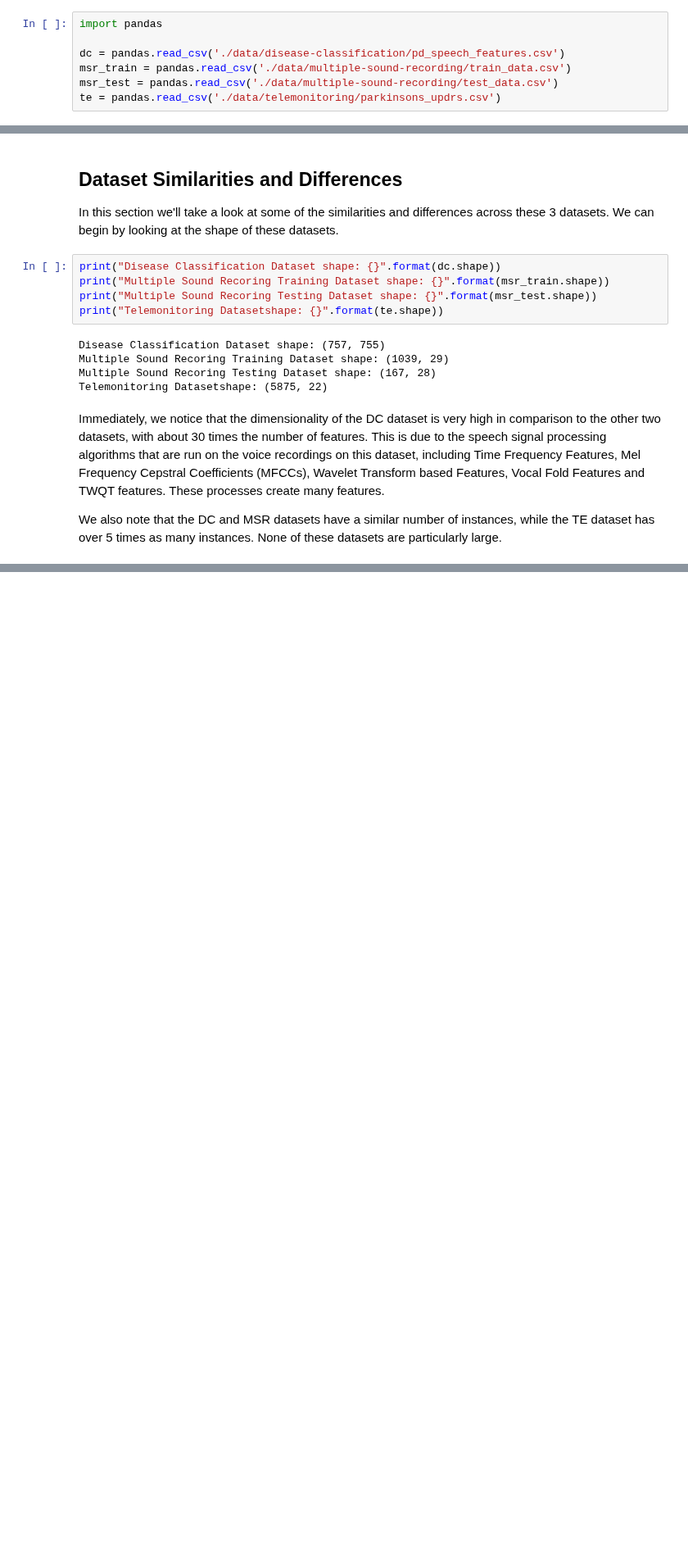
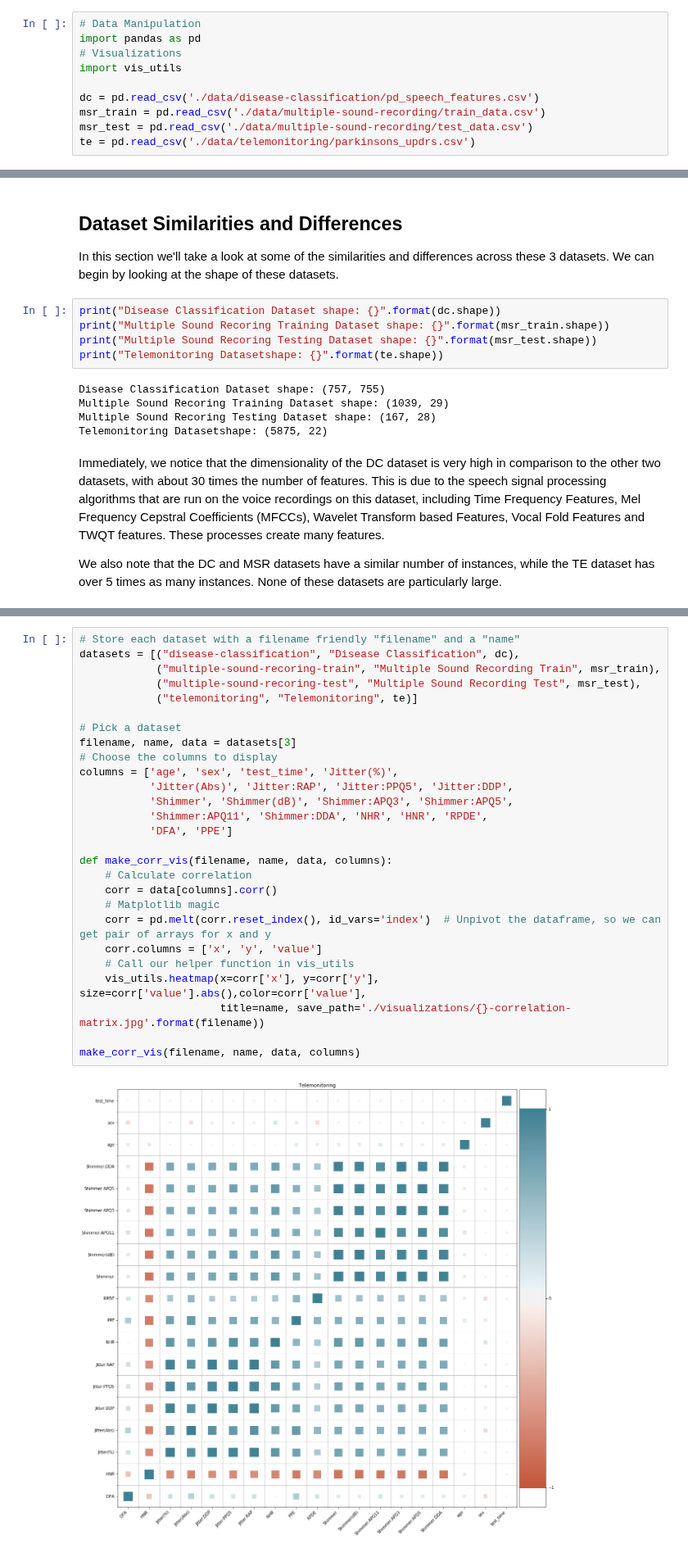
Before and after one commit to adachille/parkinsons-detector, a Jupyter notebook: parkinsons-data-exploration.ipynb, the cells around one changed output, grey strips where cells are left out. Shown at 82% size. Saved outputs shown, nothing was run; the diff lists cells and outputs as text; blank space fills up the shorter version.

Commit message:
Add correlation matrix code and vis for telemonitoring

```diff
--- a/parkinsons-data-exploration.ipynb
+++ b/parkinsons-data-exploration.ipynb
@@ -6,12 +6,15 @@ This document will hold code that will allow us to gain insights on the parkinso
 ## Some Housekeeping
 We'll start by importing any necessary packages and pulling in the data using pandas
 # %%
-import pandas
+# Data Manipulation
+import pandas as pd
+# Visualizations
+import vis_utils
 
-dc = pandas.read_csv('./data/disease-classification/pd_speech_features.csv')
-msr_train = pandas.read_csv('./data/multiple-sound-recording/train_data.csv')
-msr_test = pandas.read_csv('./data/multiple-sound-recording/test_data.csv')
-te = pandas.read_csv('./data/telemonitoring/parkinsons_updrs.csv')
+dc = pd.read_csv('./data/disease-classification/pd_speech_features.csv')
+msr_train = pd.read_csv('./data/multiple-sound-recording/train_data.csv')
+msr_test = pd.read_csv('./data/multiple-sound-recording/test_data.csv')
+te = pd.read_csv('./data/telemonitoring/parkinsons_updrs.csv')
 # %% [markdown]
 ## Background Dataset Information
 
@@ -89,0 +114,29 @@ We also note that the DC and MSR datasets have a similar number of instances, wh
+# %%
+# Store each dataset with a filename friendly "filename" and a "name"
+datasets = [("disease-classification", "Disease Classification", dc),
+            ("multiple-sound-recoring-train", "Multiple Sound Recording Train", msr_train),
+            ("multiple-sound-recoring-test", "Multiple Sound Recording Test", msr_test),
+            ("telemonitoring", "Telemonitoring", te)]
+
+# Pick a dataset
+filename, name, data = datasets[3]
+# Choose the columns to display
+columns = ['age', 'sex', 'test_time', 'Jitter(%)',
+           'Jitter(Abs)', 'Jitter:RAP', 'Jitter:PPQ5', 'Jitter:DDP',
+           'Shimmer', 'Shimmer(dB)', 'Shimmer:APQ3', 'Shimmer:APQ5',
+           'Shimmer:APQ11', 'Shimmer:DDA', 'NHR', 'HNR', 'RPDE',
+           'DFA', 'PPE']
+
+def make_corr_vis(filename, name, data, columns):
+    # Calculate correlation
+    corr = data[columns].corr()
+    # Matplotlib magic
+    corr = pd.melt(corr.reset_index(), id_vars='index')  # Unpivot the dataframe, so we can get pair of arrays for x and y
+    corr.columns = ['x', 'y', 'value']
+    # Call our helper function in vis_utils
+    vis_utils.heatmap(x=corr['x'], y=corr['y'], size=corr['value'].abs(),color=corr['value'],
+                      title=name, save_path='./visualizations/{}-correlation-matrix.jpg'.format(filename))
+
+make_corr_vis(filename, name, data, columns)
+# %% [output]
+[figure, added]
```
Also changed, not shown: parts of 11 cells of this notebook, 3 other files.
